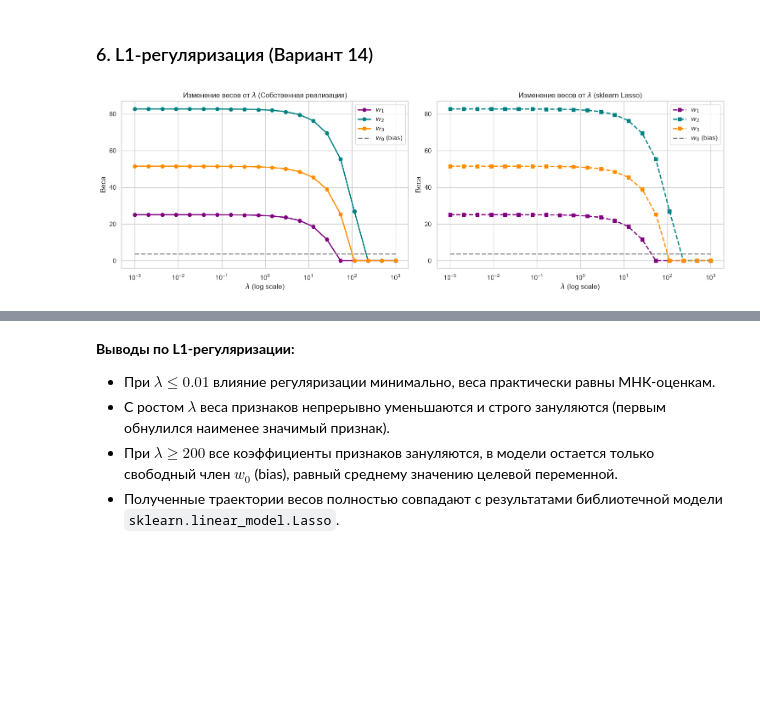
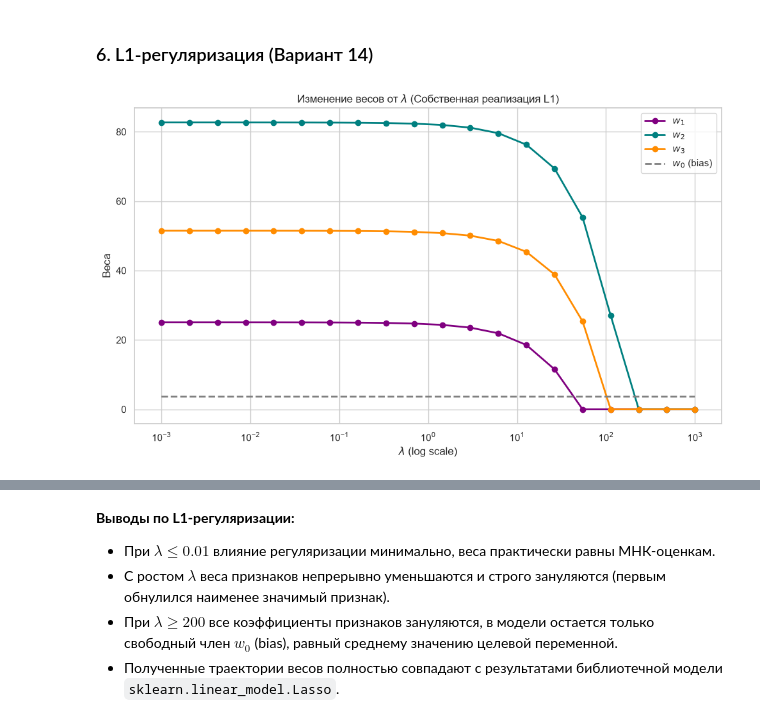
Before and after one commit to ppl0l/Machine-learning-methods, a Jupyter notebook: Lab3.ipynb, the cells around one changed output, grey strips where cells are left out. Saved outputs shown, nothing was run; the diff lists cells and outputs as text; code cells hidden in the pictures; blank space fills up the shorter version.

```diff
--- a/Lab3.ipynb
+++ b/Lab3.ipynb
@@ -313,18 +265,19 @@ plt.show()
 # %% [markdown]
 ### 6. L1-регуляризация (Вариант 14)
 # %%
-def gradient_descent_l1(X, y, lr=0.02, l1_coef=0.1, eps=1e-6, max_iter=3000):
+def gradient_descent_l1(X, y, lr=0.02, l1_coef=0.1, eps=1e-6, max_iter=4000):
     n, d = X.shape
     w = np.zeros(d, dtype=float)
-    threshold = lr * l1_coef
+    threshold = lr * l1_coef  # порог для soft-thresholding
 
     for i in range(1, max_iter + 1):
+        # Шаг по гладкой части (MSE)
         grad_mse = (2.0 / n) * X.T @ (X @ w - y)
         u = w - lr * grad_mse
 
-        # Soft-thresholding для весов признаков (w0 не регуляризуется)
+        # Soft-thresholding (проксимальный оператор для L1)
         w_new = np.zeros(d, dtype=float)
-        w_new[0] = u[0]
+        w_new[0] = u[0]  # bias не регуляризуется
 
         for j in range(1, d):
             if u[j] > threshold:
@@ -332,8 +285,9 @@ def gradient_descent_l1(X, y, lr=0.02, l1_coef=0.1, eps=1e-6, max_iter=3000):
             elif u[j] < -threshold:
                 w_new[j] = u[j] + threshold
             else:
-                w_new[j] = 0.0
+                w_new[j] = 0.0  # зануляем
 
+        # Критерий останова
         if np.linalg.norm(w_new - w) < eps:
             return w_new
 
@@ -341,73 +295,35 @@ def gradient_descent_l1(X, y, lr=0.02, l1_coef=0.1, eps=1e-6, max_iter=3000):
 
     return w
 # %%
-# Исследование 20 коэффициентов регуляризации от 0.001 до 1000
+# 6. Исследование L1-регуляризации (20 коэффициентов от 0.001 до 1000)
 num_lambdas = 20
-lambdas = np.logspace(-3, 3, num_lambdas)
+lambdas = np.logspace(-3, 3, num_lambdas)  # 20 значений по лог-шкале
 
 weights_path = []
-sklearn_weights_path = []
 
+# Обучаем свою L1-модель для каждого lambda
 for lam in lambdas:
     w_custom = gradient_descent_l1(X_b, y, lr=0.02, l1_coef=lam, max_iter=4000)
     weights_path.append(w_custom)
 
-    # Сравнение со sklearn Lasso (alpha = lambda / 2)
-    sk_lasso = Lasso(alpha=lam / 2.0, fit_intercept=True, max_iter=5000)
-    sk_lasso.fit(X_scaled, y)
-    sk_w = np.r_[sk_lasso.intercept_, sk_lasso.coef_]
-    sklearn_weights_path.append(sk_w)
+weights_path = np.array(weights_path)
 
-weights_path = np.array(weights_path)
-sklearn_weights_path = np.array(sklearn_weights_path)
-
-# Графики путей регуляризации
-fig, axes = plt.subplots(1, 2, figsize=(15, 5))
+# График изменения весов от lambda (единственный требуемый)
+plt.figure(figsize=(10, 6))
 
 colors = ['purple', 'teal', 'darkorange']
 for j in range(1, d):
-    axes[0].plot(lambdas, weights_path[:, j], 'o-', label=f'$w_{j}$', color=colors[j-1], lw=2)
-axes[0].plot(lambdas, weights_path[:, 0], '--', label='$w_0$ (bias)', color='gray', lw=2)
-axes[0].set_xscale('log')
-axes[0].set_title('Изменение весов от $\lambda$ (Собственная реализация)')
-axes[0].set_xlabel('$\lambda$ (log scale)')
-axes[0].set_ylabel('Веса')
-axes[0].legend()
+    plt.plot(lambdas, weights_path[:, j], 'o-', label=f'$w_{j}$', color=colors[j-1], lw=2)
 
-for j in range(1, d):
-    axes[1].plot(lambdas, sklearn_weights_path[:, j], 's--', label=f'$w_{j}$', color=colors[j-1], lw=2)
-axes[1].plot(lambdas, sklearn_weights_path[:, 0], '--', label='$w_0$ (bias)', color='gray', lw=2)
-axes[1].set_xscale('log')
-axes[1].set_title('Изменение весов от $\lambda$ (sklearn Lasso)')
-axes[1].set_xlabel('$\lambda$ (log scale)')
-axes[1].set_ylabel('Веса')
-axes[1].legend()
+# Bias рисуем отдельно (он не зануляется)
+plt.plot(lambdas, weights_path[:, 0], '--', label='$w_0$ (bias)', color='gray', lw=2)
 
+plt.xscale('log')
+plt.title('Изменение весов от $\\lambda$ (Собственная реализация L1)')
+plt.xlabel('$\\lambda$ (log scale)')
+plt.ylabel('Веса')
+plt.legend()
 plt.tight_layout()
 plt.show()
-
-# График зануления весов
-non_zero_counts = np.sum(np.abs(weights_path[:, 1:]) > 1e-4, axis=1)
-
-plt.figure(figsize=(9, 4))
-plt.plot(lambdas, non_zero_counts, 'D-', color='darkred', lw=2)
-plt.xscale('log')
-plt.yticks([0, 1, 2, 3])
-plt.title('Количество ненулевых признаков в зависимости от $\lambda$')
-plt.xlabel('$\lambda$ (log scale)')
-plt.ylabel('Число ненулевых весов')
-plt.tight_layout()
-plt.show()
-
-# Таблица изменения весов
-df_path = pd.DataFrame({
-    'lambda': np.round(lambdas, 4),
-    'w0 (bias)': np.round(weights_path[:, 0], 3),
-    'w1': np.round(weights_path[:, 1], 3),
-    'w2': np.round(weights_path[:, 2], 3),
-    'w3': np.round(weights_path[:, 3], 3),
-    'Ненулевых признаков': non_zero_counts
-})
-df_path
 # %% [output]
-[figure, old version]
+[figure, new version]
```
Also changed, not shown: parts of 3 cells of this notebook, 7 other files.
